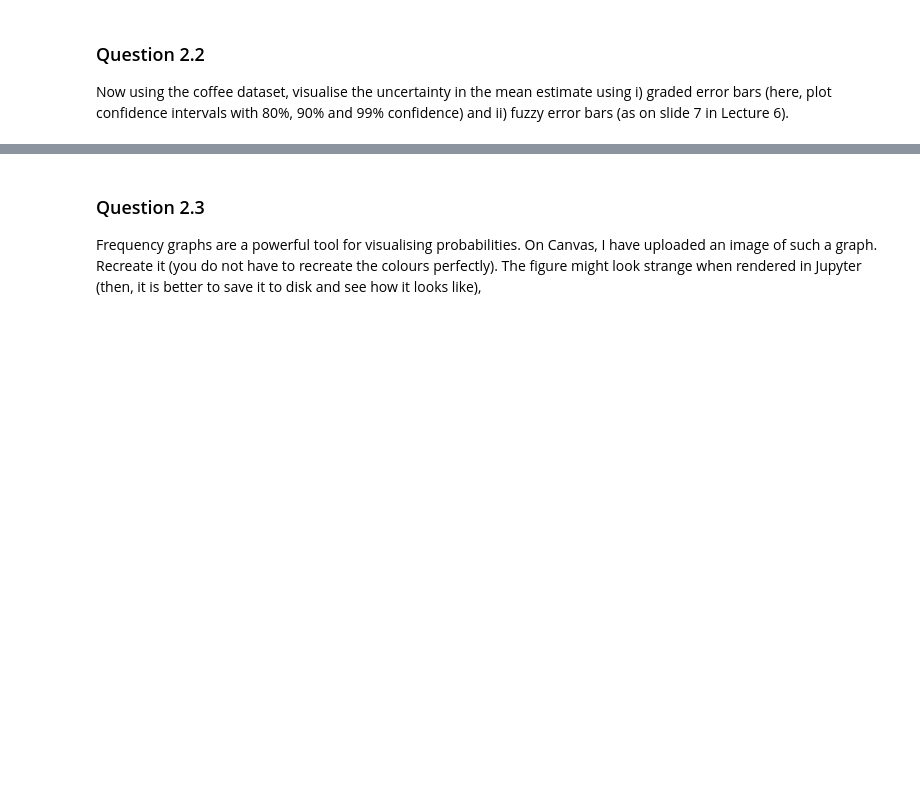
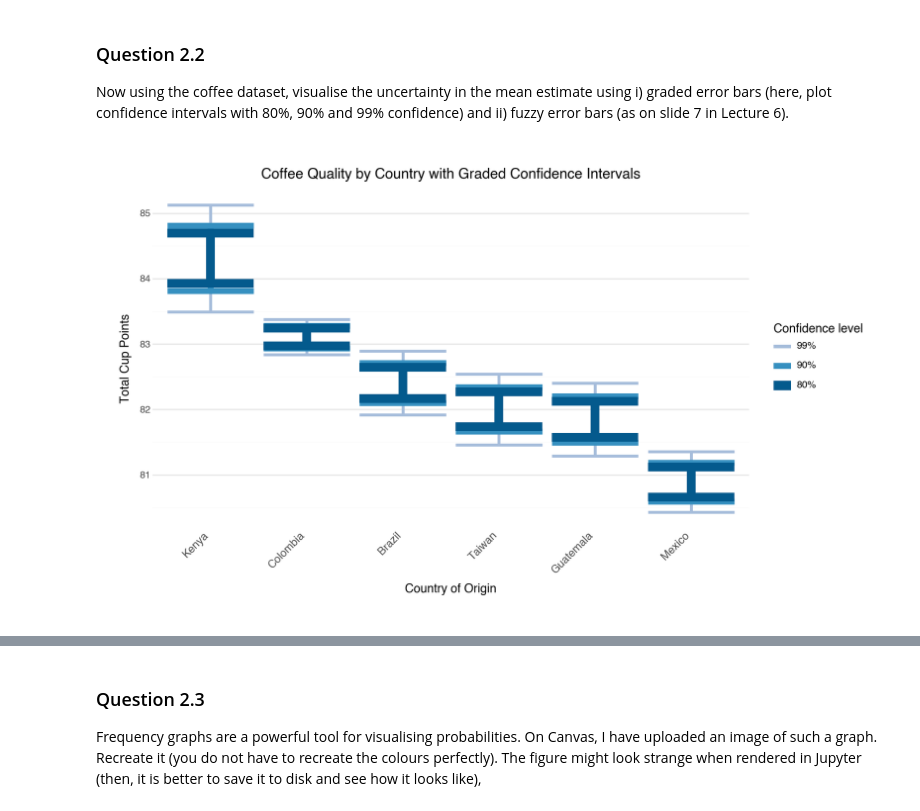
Before and after one commit to Salabud/MVE080-grp10, a Jupyter notebook: Homework4_2025.ipynb, the cells around one changed output, grey strips where cells are left out. Cells and saved outputs as stored; diff of their text form; code cells hidden in the pictures; blank space fills up the shorter version.

```diff
--- a/Homework4_2025.ipynb
+++ b/Homework4_2025.ipynb
@@ -124,0 +206,67 @@ Now using the coffee dataset, visualise the uncertainty in the mean estimate usi
+# %%
+# Insert code here for visual 1
+# Remember to print the visual
+
+confidence_levels = [0.80, 0.90, 0.99]
+stats_expanded = []
+
+for conf_level in confidence_levels:
+    stats_temp = stats_by_country.copy()
+    stats_temp['confidence_level'] = f"{int(conf_level*100)}%"
+
+    stats_temp['ci_lower'] = stats_temp.apply(
+        lambda row: row['mean_rating'] - stats.t.ppf((1 + conf_level) / 2, row['n'] - 1) * row['sem'],
+        axis=1
+    )
+    stats_temp['ci_upper'] = stats_temp.apply(
+        lambda row: row['mean_rating'] + stats.t.ppf((1 + conf_level) / 2, row['n'] - 1) * row['sem'],
+        axis=1
+    )
+
+    stats_expanded.append(stats_temp)
+
+stats_graded = pd.concat(stats_expanded, ignore_index=True)
+
+stats_graded['confidence_level'] = pd.Categorical(
+    stats_graded['confidence_level'],
+    categories=['99%', '90%', '80%'],
+    ordered=True
+)
+
+#visual_1 =
+(
+    ggplot(stats_graded, aes(x='country_of_origin'))
+    + geom_errorbar(
+        aes(ymin='ci_lower', ymax='ci_upper', color='confidence_level'),
+        width=0.15
+    )
+    + geom_errorbar(
+        aes(ymin='ci_lower', ymax='ci_upper', size='confidence_level', color='confidence_level'),
+        width=0.0
+    )
+    + scale_color_manual(
+        values=["#a6bddb", "#3690c0", "#045a8d"],
+        name="Confidence level"
+    )
+    + scale_size_manual(
+        values=[1.5, 3.0, 4.5],
+        name="Confidence level"
+    )
+    + labs(
+        title="Coffee Quality by Country with Graded Confidence Intervals",
+        x="Country of Origin",
+        y="Total Cup Points"
+    )
+    + theme_minimal()
+    + theme(
+        plot_title=element_text(size=13, face='bold'),
+        axis_text_x=element_text(angle=45, hjust=1, size=10),
+        panel_grid_major_x=element_blank(),
+        plot_margin=0.03,
+        figure_size=(10, 6)
+    )
+)
+
+#print(visual_1)
+# %% [output]
+[figure, added]
```
Also changed, not shown: parts of 18 cells of this notebook, 4 other files.
